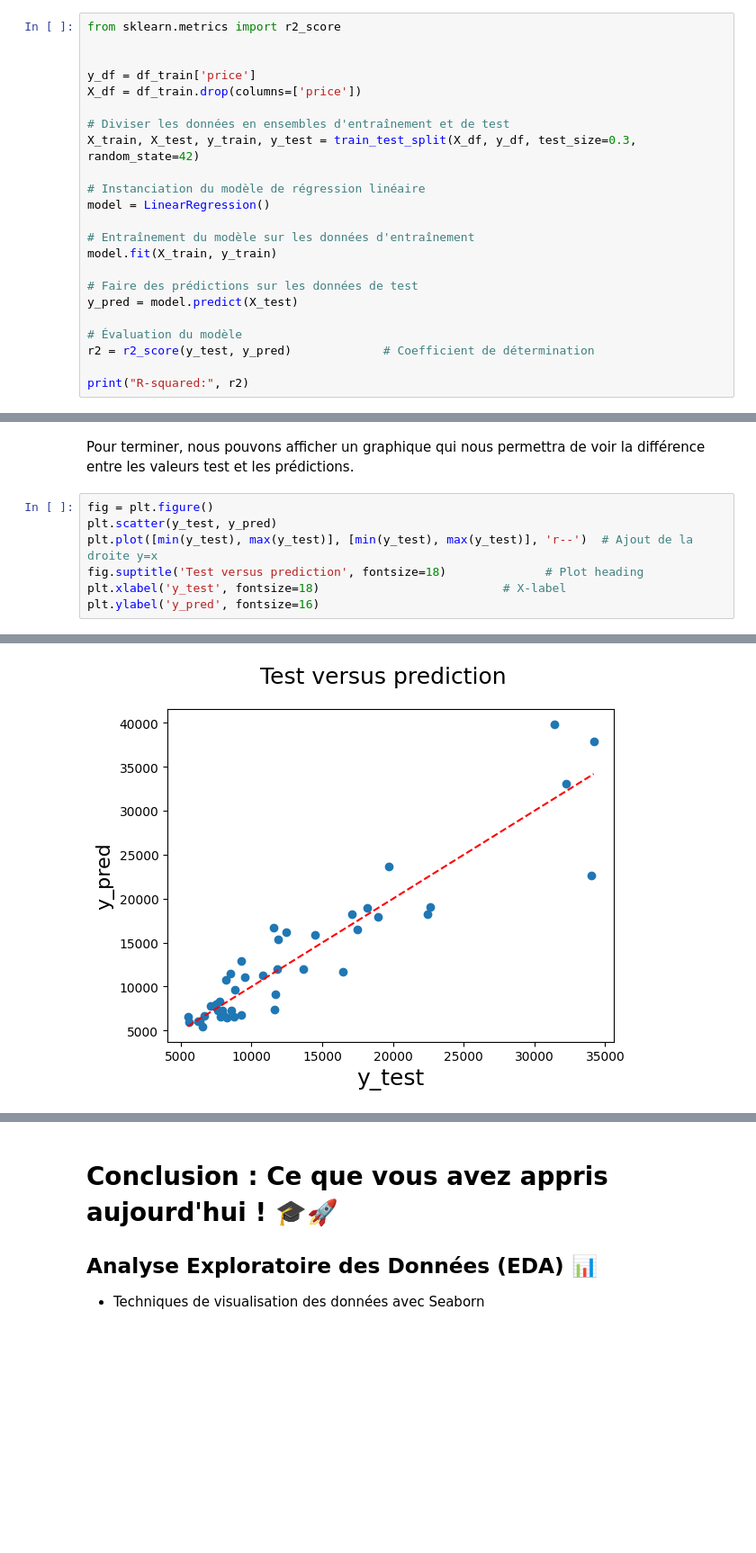
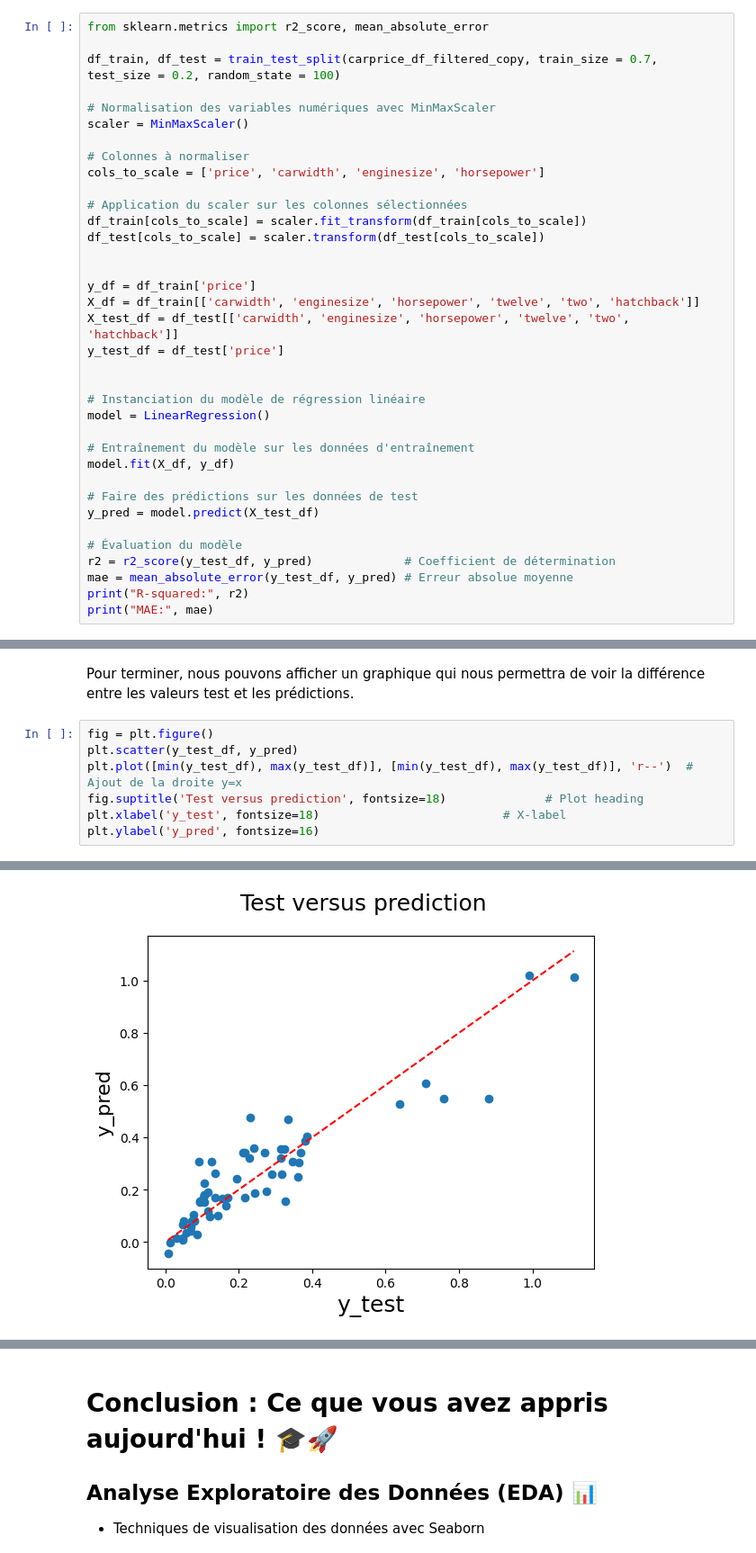
Before and after one commit to logan974/DataCupChallengeLoganFork, a Jupyter notebook: MasterClass_3/Cours3.ipynb, the cells around one changed output, grey strips where cells are left out. Shown at 90% size. Saved outputs shown, nothing was run; the diff lists cells and outputs as text; blank space fills up the shorter version.

```diff
--- a/MasterClass_3/Cours3.ipynb
+++ b/MasterClass_3/Cours3.ipynb
@@ -1664,24 +1727,37 @@ Dans l'ordre voici les étapes à suivent:
 # %%
-from sklearn.metrics import r2_score
+from sklearn.metrics import r2_score, mean_absolute_error
+
+df_train, df_test = train_test_split(carprice_df_filtered_copy, train_size = 0.7, test_size = 0.2, random_state = 100)
+
+# Normalisation des variables numériques avec MinMaxScaler
+scaler = MinMaxScaler()
+
+# Colonnes à normaliser
+cols_to_scale = ['price', 'carwidth', 'enginesize', 'horsepower']
+
+# Application du scaler sur les colonnes sélectionnées
+df_train[cols_to_scale] = scaler.fit_transform(df_train[cols_to_scale])
+df_test[cols_to_scale] = scaler.transform(df_test[cols_to_scale])
 
 
 y_df = df_train['price']
-X_df = df_train.drop(columns=['price'])
+X_df = df_train[['carwidth', 'enginesize', 'horsepower', 'twelve', 'two', 'hatchback']]
+X_test_df = df_test[['carwidth', 'enginesize', 'horsepower', 'twelve', 'two', 'hatchback']]
+y_test_df = df_test['price']
 
-# Diviser les données en ensembles d'entraînement et de test
-X_train, X_test, y_train, y_test = train_test_split(X_df, y_df, test_size=0.3, random_state=42)
 
 # Instanciation du modèle de régression linéaire
 model = LinearRegression()
 
 # Entraînement du modèle sur les données d'entraînement
-model.fit(X_train, y_train)
+model.fit(X_df, y_df)
 
 # Faire des prédictions sur les données de test
-y_pred = model.predict(X_test)
+y_pred = model.predict(X_test_df)
 
 # Évaluation du modèle
-r2 = r2_score(y_test, y_pred)             # Coefficient de détermination
-
+r2 = r2_score(y_test_df, y_pred)             # Coefficient de détermination
+mae = mean_absolute_error(y_test_df, y_pred) # Erreur absolue moyenne
 print("R-squared:", r2)
+print("MAE:", mae)
 # %% [output]
@@ -1690,11 +1767,11 @@ R-squared: 0.8367667206657258
 Pour terminer, nous pouvons afficher un graphique qui nous permettra de voir la différence entre les valeurs test et les prédictions.
 # %%
 fig = plt.figure()
-plt.scatter(y_test, y_pred)
-plt.plot([min(y_test), max(y_test)], [min(y_test), max(y_test)], 'r--')  # Ajout de la droite y=x
+plt.scatter(y_test_df, y_pred)
+plt.plot([min(y_test_df), max(y_test_df)], [min(y_test_df), max(y_test_df)], 'r--')  # Ajout de la droite y=x
 fig.suptitle('Test versus prediction', fontsize=18)              # Plot heading
 plt.xlabel('y_test', fontsize=18)                          # X-label
 plt.ylabel('y_pred', fontsize=16)
 # %% [output]
 Text(0, 0.5, 'y_pred')
-[figure, old version]
+[figure, new version]
```
Also changed, not shown: parts of 30 cells of this notebook, 2 other files.
